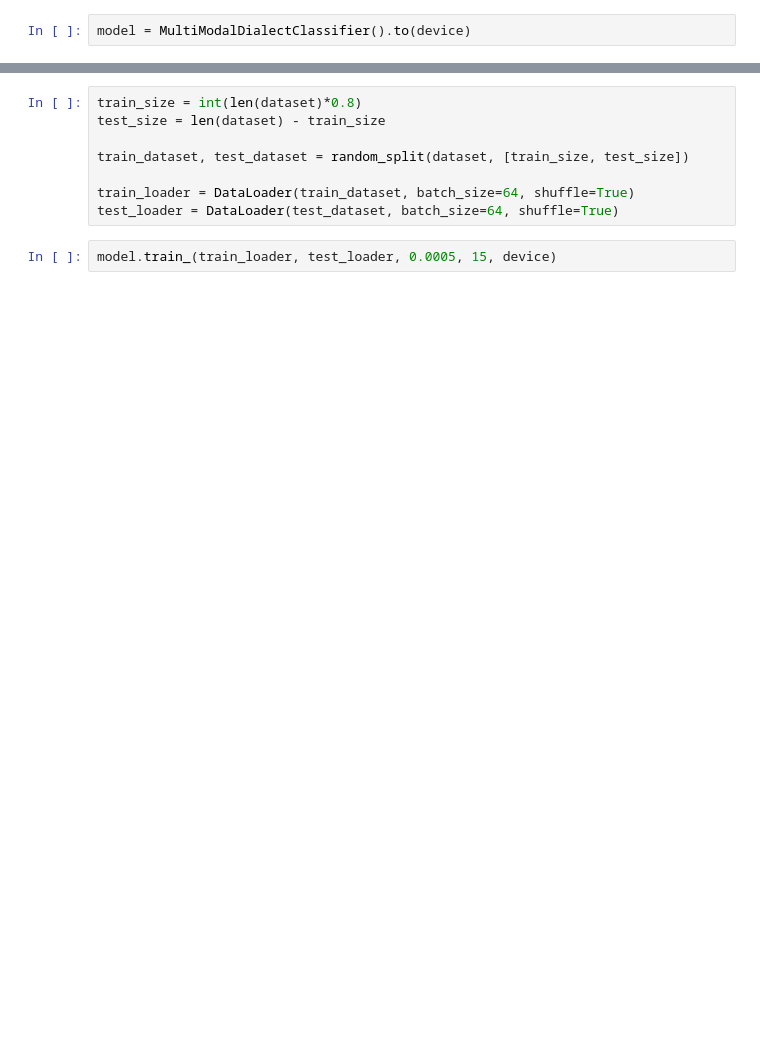
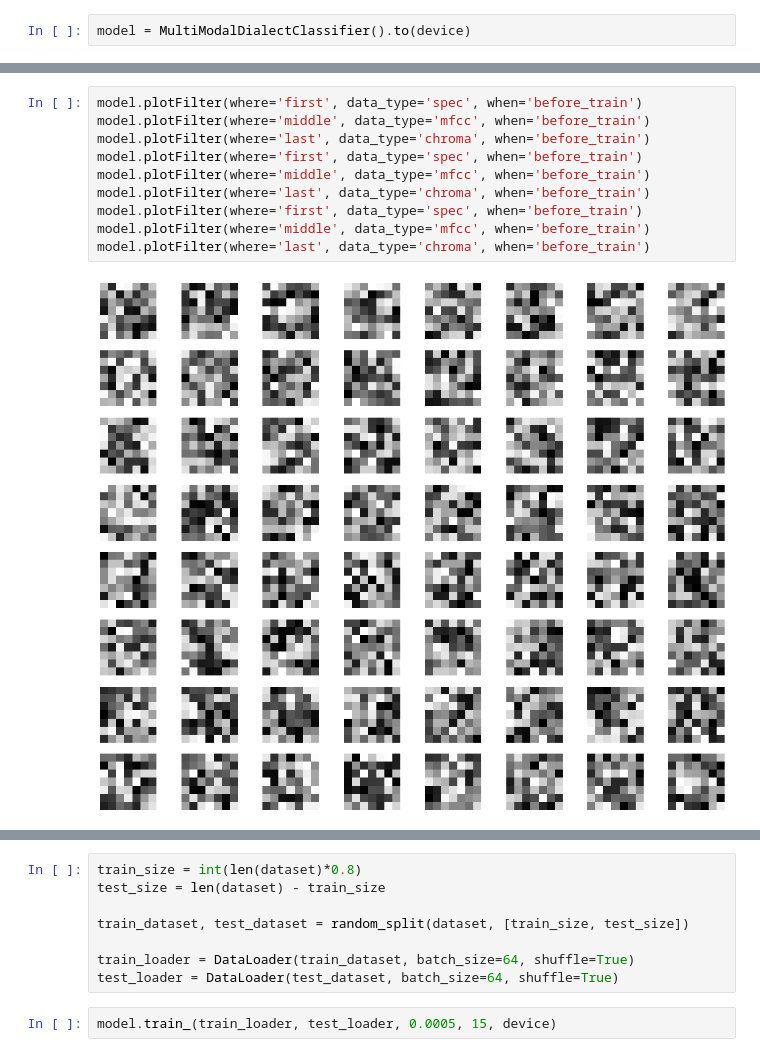
Before and after one commit to zambbo/CNN-DialectDetector, a Jupyter notebook: model.ipynb, the cells around one changed output, grey strips where cells are left out. Saved outputs shown, nothing was run; the diff lists cells and outputs as text; blank space fills up the shorter version.

```diff
--- a/model.ipynb
+++ b/model.ipynb
@@ -499,0 +582,12 @@ model = MultiModalDialectClassifier().to(device)
+# %%
+model.plotFilter(where='first', data_type='spec', when='before_train')
+model.plotFilter(where='middle', data_type='mfcc', when='before_train')
+model.plotFilter(where='last', data_type='chroma', when='before_train')
+model.plotFilter(where='first', data_type='spec', when='before_train')
+model.plotFilter(where='middle', data_type='mfcc', when='before_train')
+model.plotFilter(where='last', data_type='chroma', when='before_train')
+model.plotFilter(where='first', data_type='spec', when='before_train')
+model.plotFilter(where='middle', data_type='mfcc', when='before_train')
+model.plotFilter(where='last', data_type='chroma', when='before_train')
+# %% [output]
+[figure, added]
```
Also changed, not shown: parts of 23 cells of this notebook.
